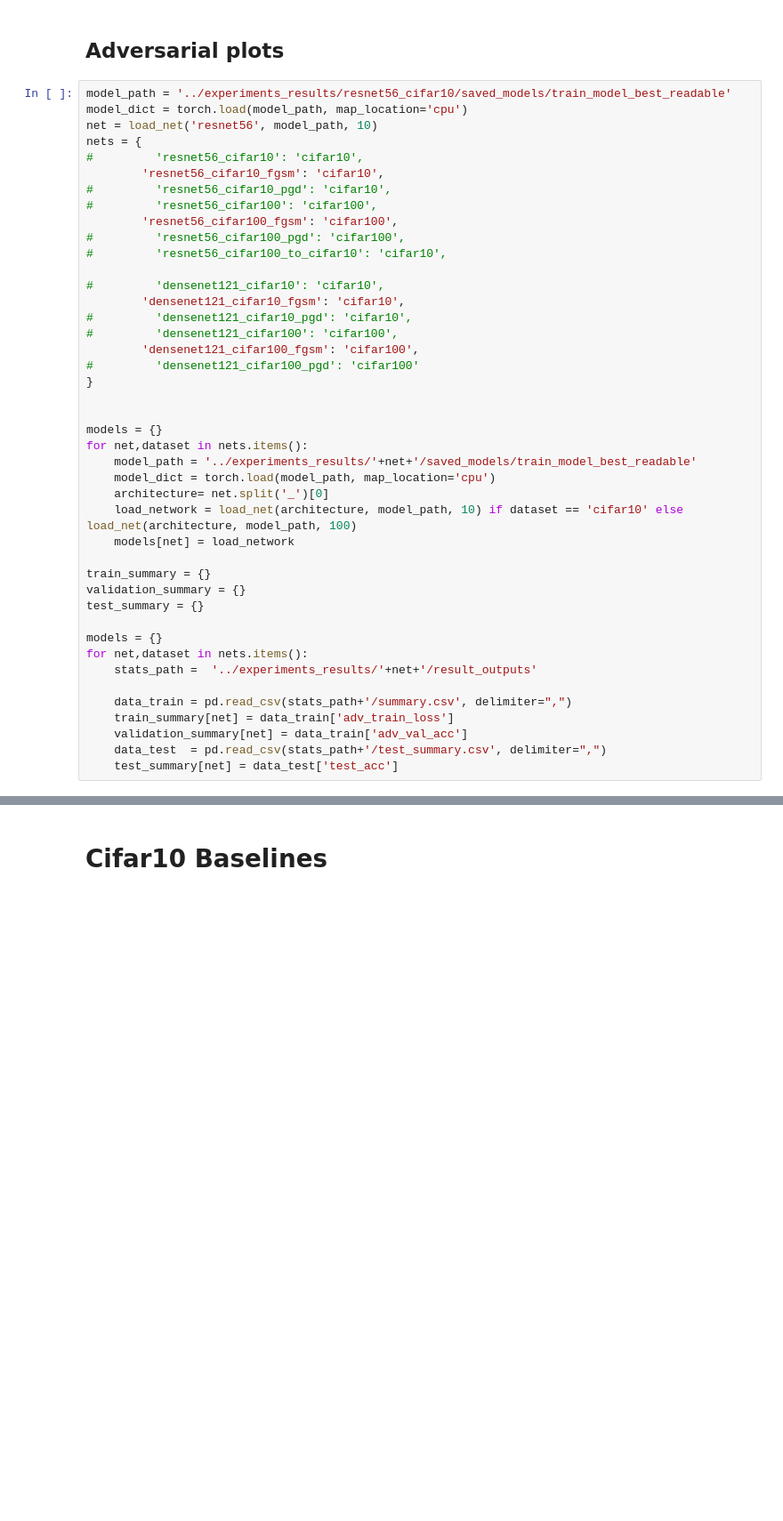
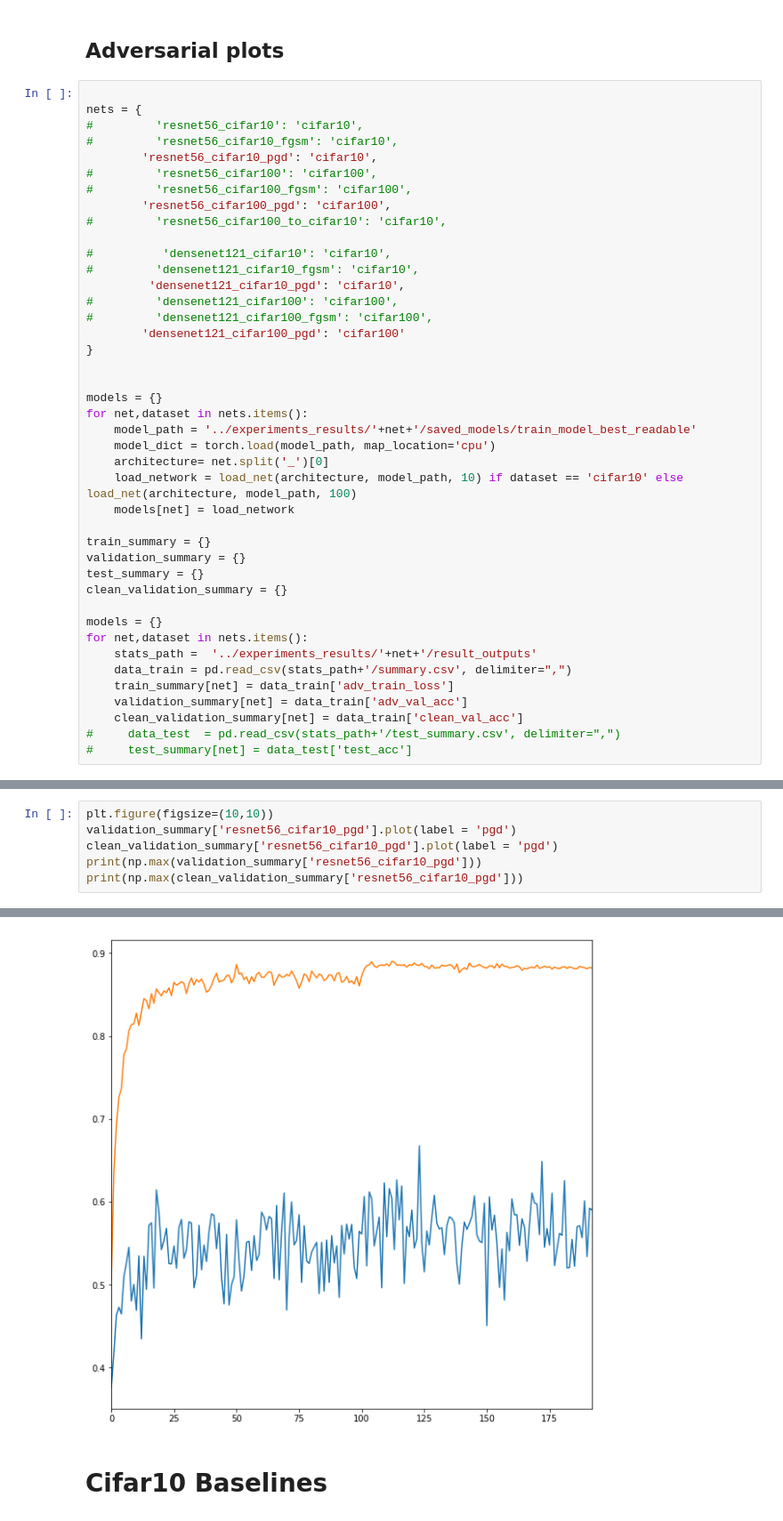
Before and after one commit to nanton96/An-Empirical-Evaluation-of-Adversarial-Robustness-under-Transfer-Learning, a Jupyter notebook: notebooks/Testing_Results_2.ipynb, the cells around one changed output, grey strips where cells are left out. Shown at 89% size. Drawn from its saved outputs; the diff is of its cells as text; blank space fills up the shorter version.

```diff
--- a/notebooks/Testing_Results_2.ipynb
+++ b/notebooks/Testing_Results_2.ipynb
@@ -79,24 +79,22 @@ plt.legend()
 # %% [markdown]
 ## Adversarial plots
 # %%
-model_path = '../experiments_results/resnet56_cifar10/saved_models/train_model_best_readable'
-model_dict = torch.load(model_path, map_location='cpu')
-net = load_net('resnet56', model_path, 10)
+
 nets = {
 #         'resnet56_cifar10': 'cifar10',
-        'resnet56_cifar10_fgsm': 'cifar10',
-#         'resnet56_cifar10_pgd': 'cifar10',
+#         'resnet56_cifar10_fgsm': 'cifar10',
+        'resnet56_cifar10_pgd': 'cifar10',
 #         'resnet56_cifar100': 'cifar100',
-        'resnet56_cifar100_fgsm': 'cifar100',
-#         'resnet56_cifar100_pgd': 'cifar100',
+#         'resnet56_cifar100_fgsm': 'cifar100',
+        'resnet56_cifar100_pgd': 'cifar100',
 #         'resnet56_cifar100_to_cifar10': 'cifar10',
 
-#         'densenet121_cifar10': 'cifar10',
-        'densenet121_cifar10_fgsm': 'cifar10',
-#         'densenet121_cifar10_pgd': 'cifar10',
+#          'densenet121_cifar10': 'cifar10',
+#         'densenet121_cifar10_fgsm': 'cifar10',
+         'densenet121_cifar10_pgd': 'cifar10',
 #         'densenet121_cifar100': 'cifar100',
-        'densenet121_cifar100_fgsm': 'cifar100',
-#         'densenet121_cifar100_pgd': 'cifar100'
+#         'densenet121_cifar100_fgsm': 'cifar100',
+        'densenet121_cifar100_pgd': 'cifar100'
 }
 
 
@@ -111,13 +109,14 @@ for net,dataset in nets.items():
 train_summary = {}
 validation_summary = {}
 test_summary = {}
+clean_validation_summary = {}
 
 models = {}
 for net,dataset in nets.items():
     stats_path =  '../experiments_results/'+net+'/result_outputs'
-
     data_train = pd.read_csv(stats_path+'/summary.csv', delimiter=",")
     train_summary[net] = data_train['adv_train_loss']
     validation_summary[net] = data_train['adv_val_acc']
-    data_test  = pd.read_csv(stats_path+'/test_summary.csv', delimiter=",")
-    test_summary[net] = data_test['test_acc']
+    clean_validation_summary[net] = data_train['clean_val_acc']
+#     data_test  = pd.read_csv(stats_path+'/test_summary.csv', delimiter=",")
+#     test_summary[net] = data_test['test_acc']
@@ -129,0 +123,7 @@ KeyError: 'densenet121_cifar10'
+# %%
+plt.figure(figsize=(10,10))
+validation_summary['resnet56_cifar10_pgd'].plot(label = 'pgd')
+clean_validation_summary['resnet56_cifar10_pgd'].plot(label = 'pgd')
+print(np.max(validation_summary['resnet56_cifar10_pgd']))
+print(np.max(clean_validation_summary['resnet56_cifar10_pgd']))
+# %% [output]
@@ -130,3 +132,4 @@ KeyError: 'densenet121_cifar10'
+[figure, added]
 # %% [markdown]
 # Cifar10 Baselines
 # %%
```
Also changed, not shown: parts of 6 cells of this notebook, 7 other files.
